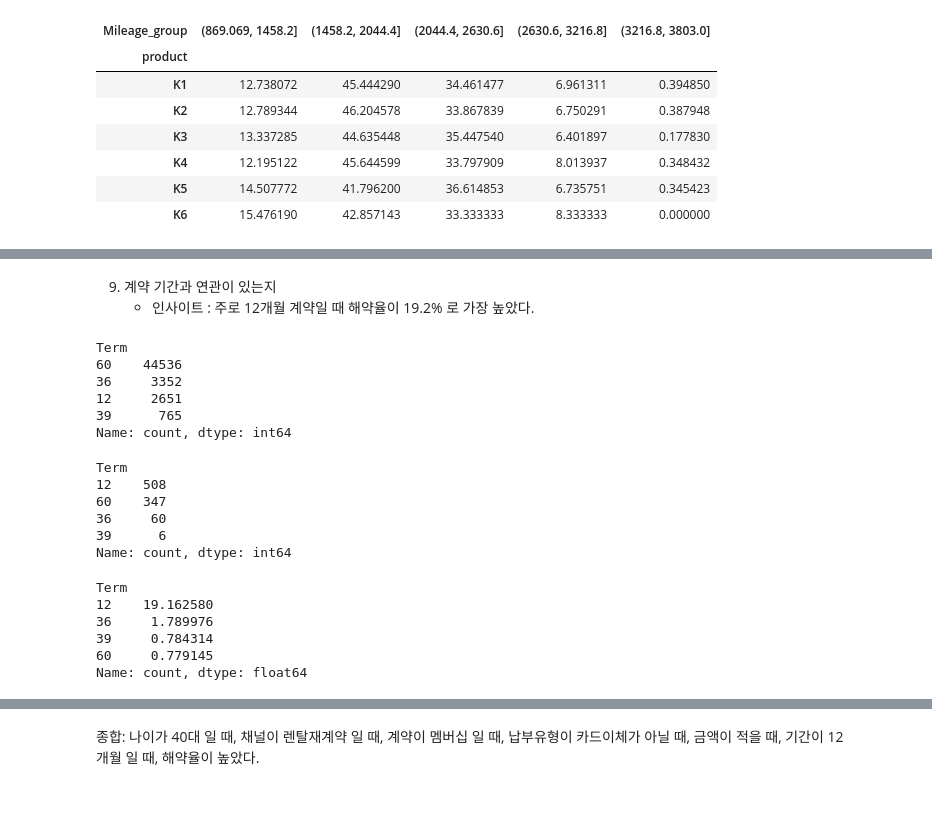
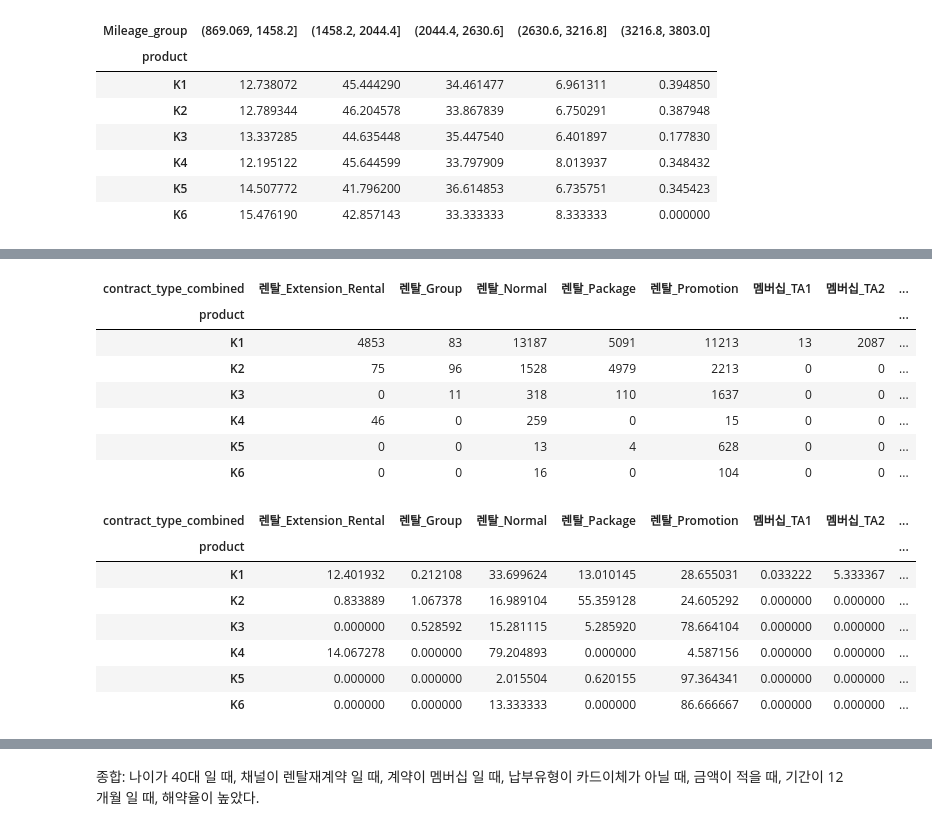
Before and after one commit to Huey-fitpet/study_data_analytics, a Jupyter notebook: quests/EDA/EDA_LetalCarOfContractType_06.ipynb, the cells around one changed output, grey strips where cells are left out. Drawn from its saved outputs; the diff is of its cells as text; code cells hidden in the pictures; blank space fills up the shorter version.

```diff
--- a/quests/EDA/EDA_LetalCarOfContractType_06.ipynb
+++ b/quests/EDA/EDA_LetalCarOfContractType_06.ipynb
@@ -378,3 +337,0 @@ Name: count, dtype: float64
-# %%
-data_df['credit_group'] = pd.cut(data_df['credit rating'], bins=5)
-data_df.head()
@@ -447,3 +337,0 @@ Name: count, dtype: float64
-# %%
-data_df['overdue_group'] = pd.cut(data_df['overdue_count'], bins=5)
-data_df.head()
@@ -527,3 +337,0 @@ Name: count, dtype: float64
-# %%
-data_df['Mileage_group'] = pd.cut(data_df['Mileage'], bins=5)
-data_df.head()
@@ -574,4 +337,0 @@ Name: count, dtype: float64
-# %%
-labels = ['1','2','3','4','5']
-data_df['amount_group'] = pd.cut(data_df['amount'], bins=5, labels=labels)
-data_df.head()
@@ -619,32 +338,27 @@ Name: count, dtype: float64
-# %% [markdown]
-9. 계약 기간과 연관이 있는지
-   -  인사이트 : 주로 12개월 계약일 때 해약율이 19.2% 로 가장 높았다.
-# %%
-data_df['Term'].value_counts()
-# %% [output]
-Term
-60    44536
-36     3352
-12     2651
-39      765
-Name: count, dtype: int64
-# %%
-cancell_df['Term'].value_counts()
-# %% [output]
-Term
-12    508
-60    347
-36     60
-39      6
-Name: count, dtype: int64
-# %%
-cancellation_rate = (cancell_df['Term'].value_counts() /
-                    data_df['Term'].value_counts() * 100).sort_index()
-cancellation_rate
-# %% [output]
-Term
-12    19.162580
-36     1.789976
-39     0.784314
-60     0.779145
-Name: count, dtype: float64
+# %%
+product_by_age = pd.crosstab(data_df['product'],
+                            data_df['contract_type_combined'])
+product_by_age
+# %% [output]
+| contract_type_combined | 렌탈_Extension_Rental | 렌탈_Group | 렌탈_Normal | 렌탈_Package | 렌탈_Promotion | 멤버십_TA1 | 멤버십_TA2 | ... |
+| product |  |  |  |  |  |  |  | ... |
+| K1 | 4853 | 83 | 13187 | 5091 | 11213 | 13 | 2087 | ... |
+| K2 | 75 | 96 | 1528 | 4979 | 2213 | 0 | 0 | ... |
+| K3 | 0 | 11 | 318 | 110 | 1637 | 0 | 0 | ... |
+| K4 | 46 | 0 | 259 | 0 | 15 | 0 | 0 | ... |
+| K5 | 0 | 0 | 13 | 4 | 628 | 0 | 0 | ... |
+| K6 | 0 | 0 | 16 | 0 | 104 | 0 | 0 | ... |
+# %%
+product_by_age = pd.crosstab(data_df['product'],
+                            data_df['contract_type_combined'],
+                            normalize='index') * 100
+product_by_age
+# %% [output]
+| contract_type_combined | 렌탈_Extension_Rental | 렌탈_Group | 렌탈_Normal | 렌탈_Package | 렌탈_Promotion | 멤버십_TA1 | 멤버십_TA2 | ... |
+| product |  |  |  |  |  |  |  | ... |
+| K1 | 12.401932 | 0.212108 | 33.699624 | 13.010145 | 28.655031 | 0.033222 | 5.333367 | ... |
+| K2 | 0.833889 | 1.067378 | 16.989104 | 55.359128 | 24.605292 | 0.000000 | 0.000000 | ... |
+| K3 | 0.000000 | 0.528592 | 15.281115 | 5.285920 | 78.664104 | 0.000000 | 0.000000 | ... |
+| K4 | 14.067278 | 0.000000 | 79.204893 | 0.000000 | 4.587156 | 0.000000 | 0.000000 | ... |
+| K5 | 0.000000 | 0.000000 | 2.015504 | 0.620155 | 97.364341 | 0.000000 | 0.000000 | ... |
+| K6 | 0.000000 | 0.000000 | 13.333333 | 0.000000 | 86.666667 | 0.000000 | 0.000000 | ... |
```
Also changed, not shown: parts of 36 cells of this notebook, 1 other file.
